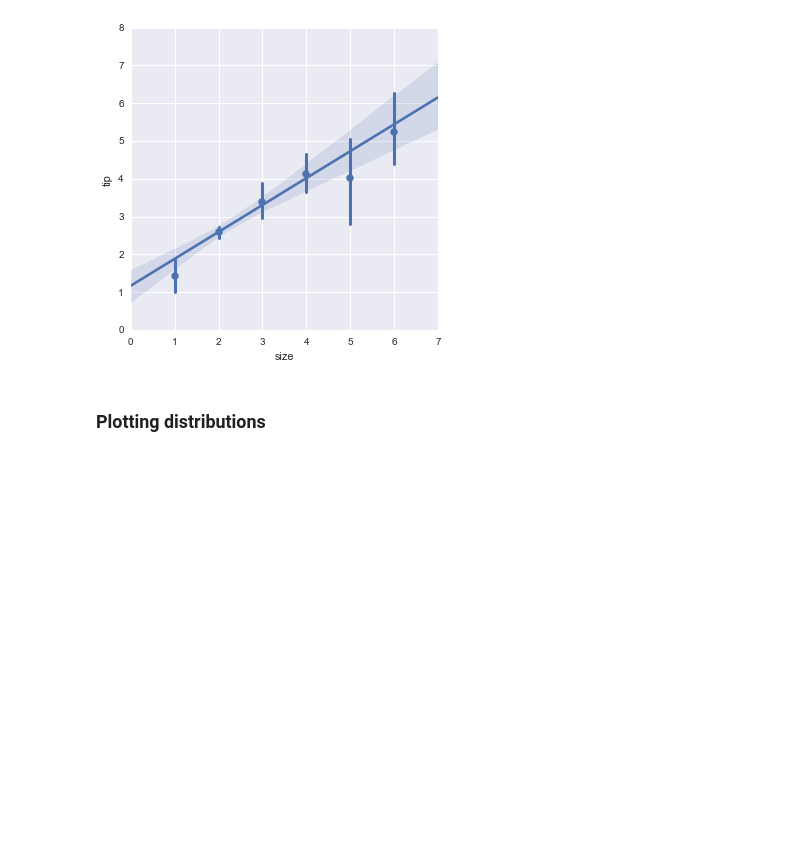
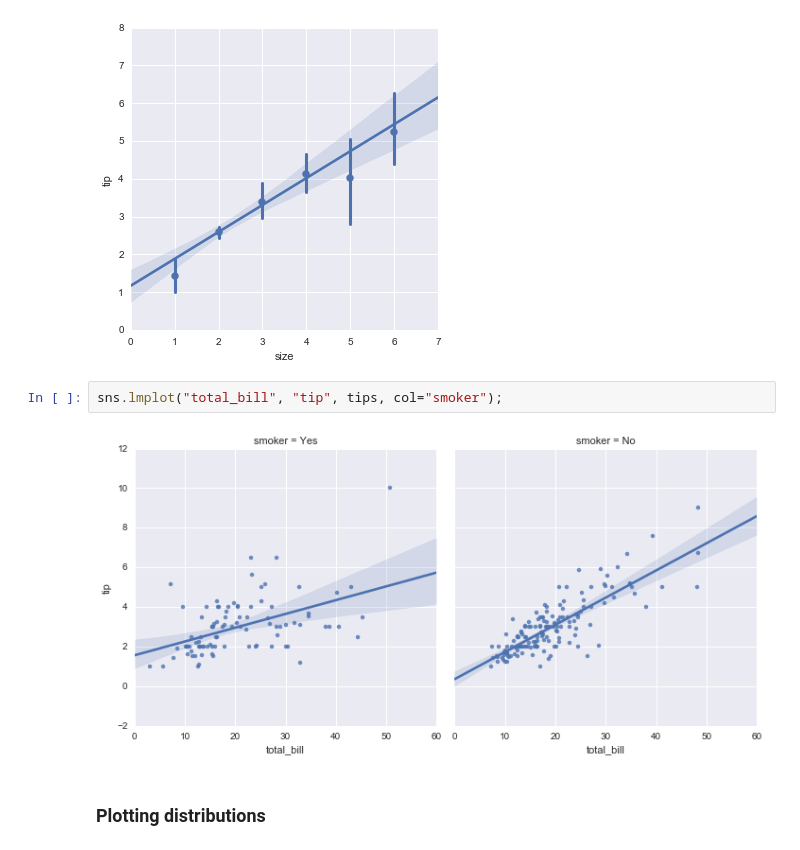
Before and after one commit to stefanv/ds_intro, a Jupyter notebook: 02_intro_seaborn.ipynb, the cells around one changed output. Drawn from its saved outputs; the diff is of its cells as text; blank space fills up the shorter version.

```diff
--- a/02_intro_seaborn.ipynb
+++ b/02_intro_seaborn.ipynb
@@ -114,6 +114,10 @@ sns.lmplot(x="size", y="tip", data=tips, x_jitter=.05);
 sns.lmplot(x="size", y="tip", data=tips, x_estimator=np.mean);
 # %% [output]
 [figure]
+# %%
+sns.lmplot("total_bill", "tip", tips, col="smoker");
+# %% [output]
+[figure, added]
 # %% [markdown]
 ### Plotting distributions
 # %%
```
Also changed, not shown: 2 other files.
